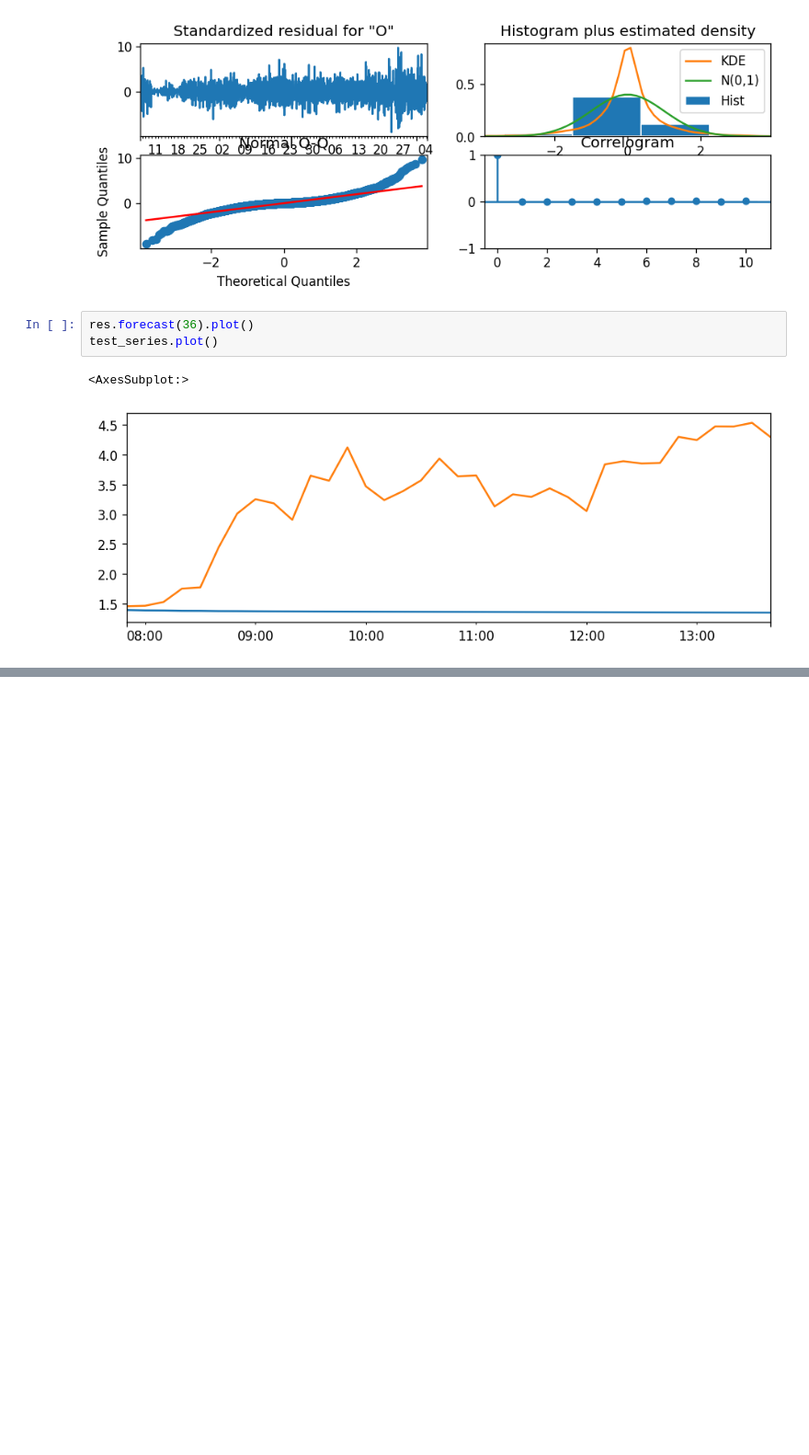
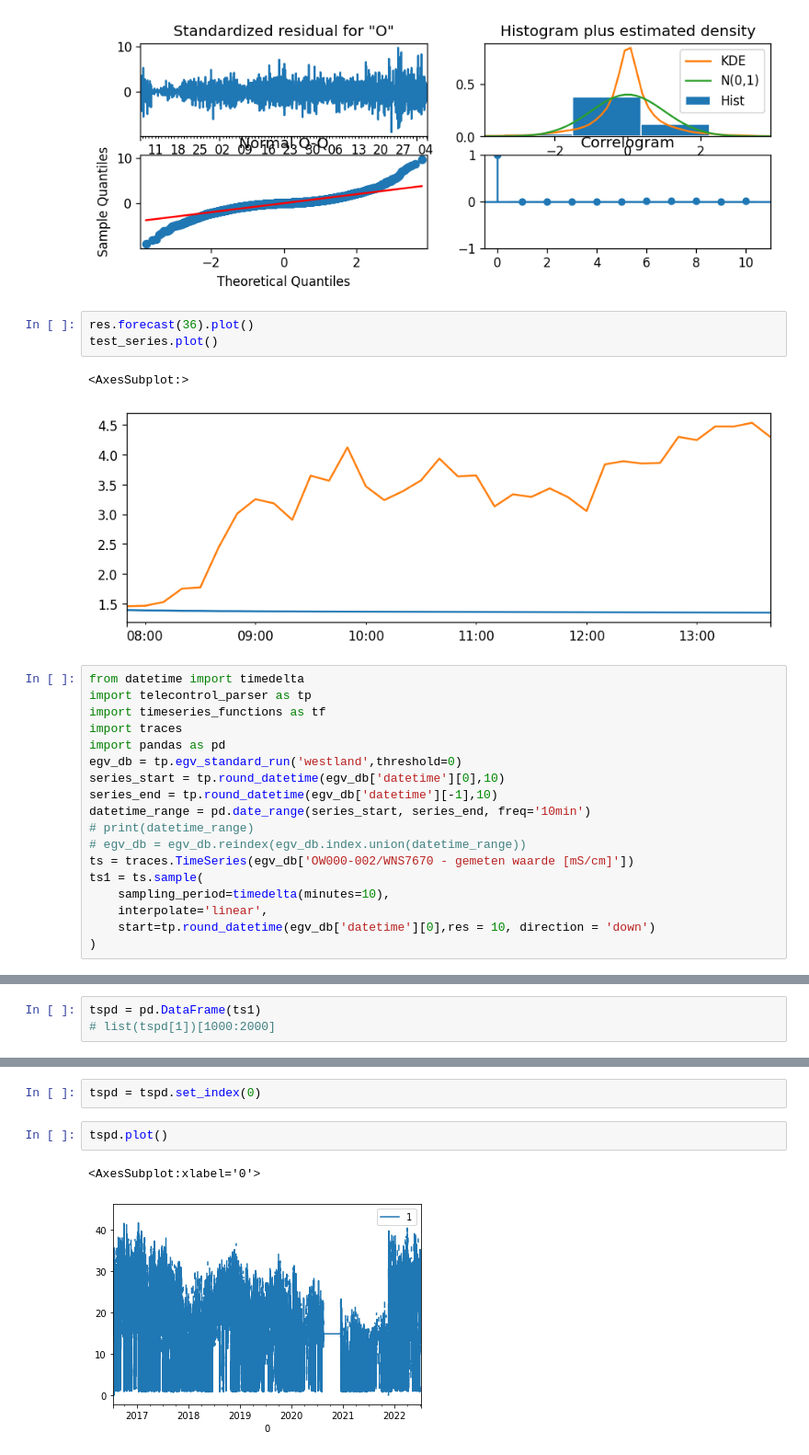
Before and after one commit to hhdelfland/zoutindringing-parksluizen, a Jupyter notebook: EGV/test.ipynb, the cells around one changed output, grey strips where cells are left out. Shown at 92% size. Drawn from its saved outputs; the diff is of its cells as text; blank space fills up the shorter version.

Commit message:
opzet westland (geregulariseerd)

```diff
--- a/EGV/test.ipynb
+++ b/EGV/test.ipynb
@@ -174,3 +174,21 @@ test_series.plot()
 # %% [output]
 <AxesSubplot:>
 [figure]
+# %%
+from datetime import timedelta
+import telecontrol_parser as tp
+import timeseries_functions as tf
+import traces
+import pandas as pd
+egv_db = tp.egv_standard_run('westland',threshold=0)
+series_start = tp.round_datetime(egv_db['datetime'][0],10)
+series_end = tp.round_datetime(egv_db['datetime'][-1],10)
+datetime_range = pd.date_range(series_start, series_end, freq='10min')
+# print(datetime_range)
+# egv_db = egv_db.reindex(egv_db.index.union(datetime_range))
+ts = traces.TimeSeries(egv_db['OW000-002/WNS7670 - gemeten waarde [mS/cm]'])
+ts1 = ts.sample(
+    sampling_period=timedelta(minutes=10),
+    interpolate='linear',
+    start=tp.round_datetime(egv_db['datetime'][0],res = 10, direction = 'down')
+)
@@ -176,0 +215,3 @@ test_series.plot()
+# %%
+tspd = pd.DataFrame(ts1)
+# list(tspd[1])[1000:2000]
@@ -176,0 +238,7 @@ test_series.plot()
+# %%
+tspd = tspd.set_index(0)
+# %%
+tspd.plot()
+# %% [output]
+<AxesSubplot:xlabel='0'>
+[figure, added]
```
Also changed, not shown: parts of 2 cells of this notebook, 4 other files.
